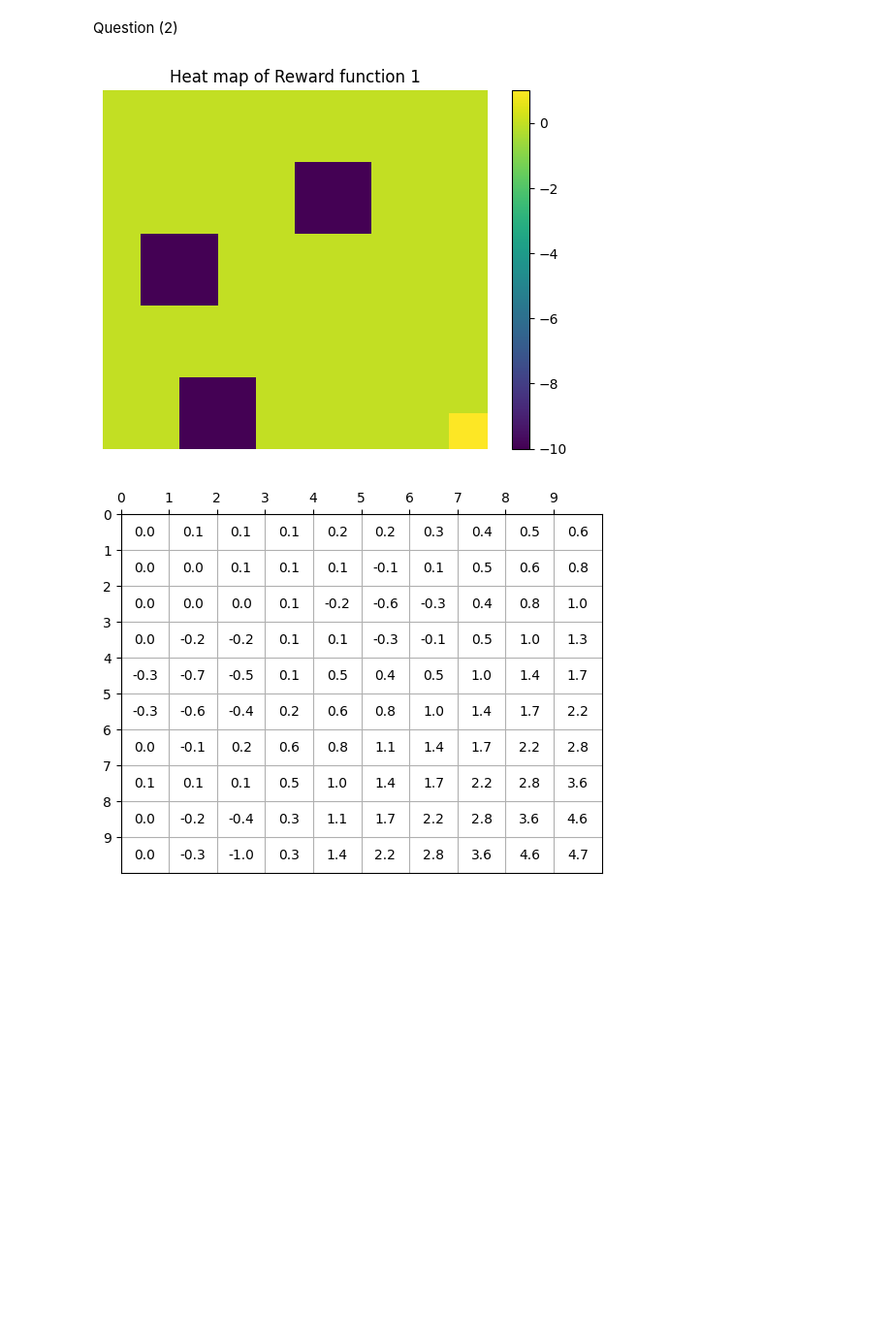
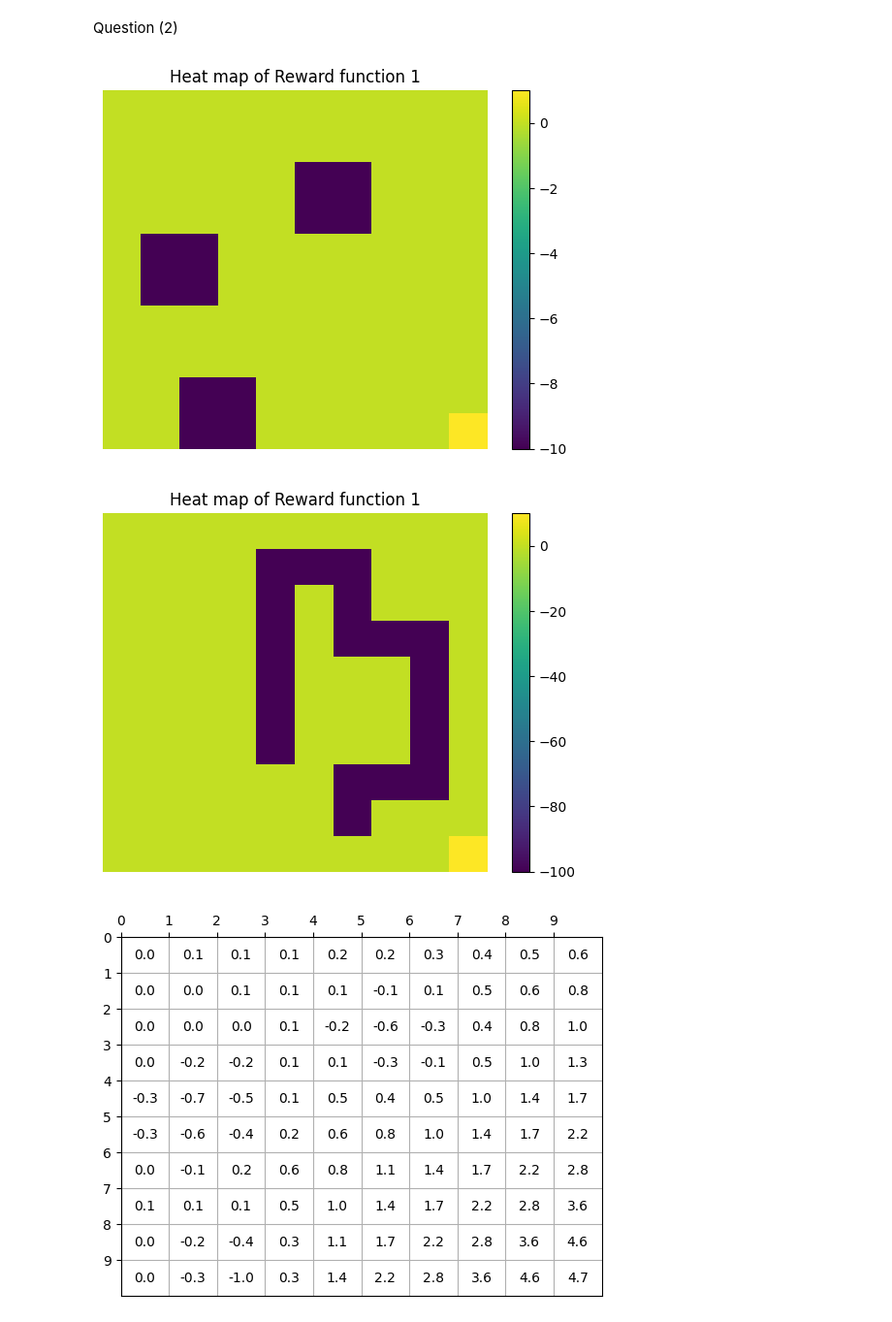
Before and after one commit to hershey890/ece232e, a Jupyter notebook: ece232proj3.ipynb, the cells around one changed output. Shown at 97% size. Saved outputs shown, nothing was run; the diff lists cells and outputs as text; code cells hidden in the pictures; blank space fills up the shorter version.

```diff
--- a/ece232proj3.ipynb
+++ b/ece232proj3.ipynb
@@ -216,13 +203,20 @@ gw = Gridworld(grid_size, wind, discount, reward_func)
 # %%
 ## For visualization generating the heat map of the ground truth reward
 
 plt.pcolor(np.flipud(f1))
 plt.colorbar()
 plt.axis('off')
 plt.title('Heat map of Reward function 1')
 plt.show()
+
+plt.pcolor(np.flipud(f2))
+plt.colorbar()
+plt.axis('off')
+plt.title('Heat map of Reward function 1')
+plt.show()
 # %% [output]
 [figure]
+[figure, added]
 # %%
 ## Implementing the algorithm for computing the optimal value function for each state
 ## The algorithm takes as input the MDP and returns an array of optimal values,
```
Also changed, not shown: parts of 2 cells of this notebook.
